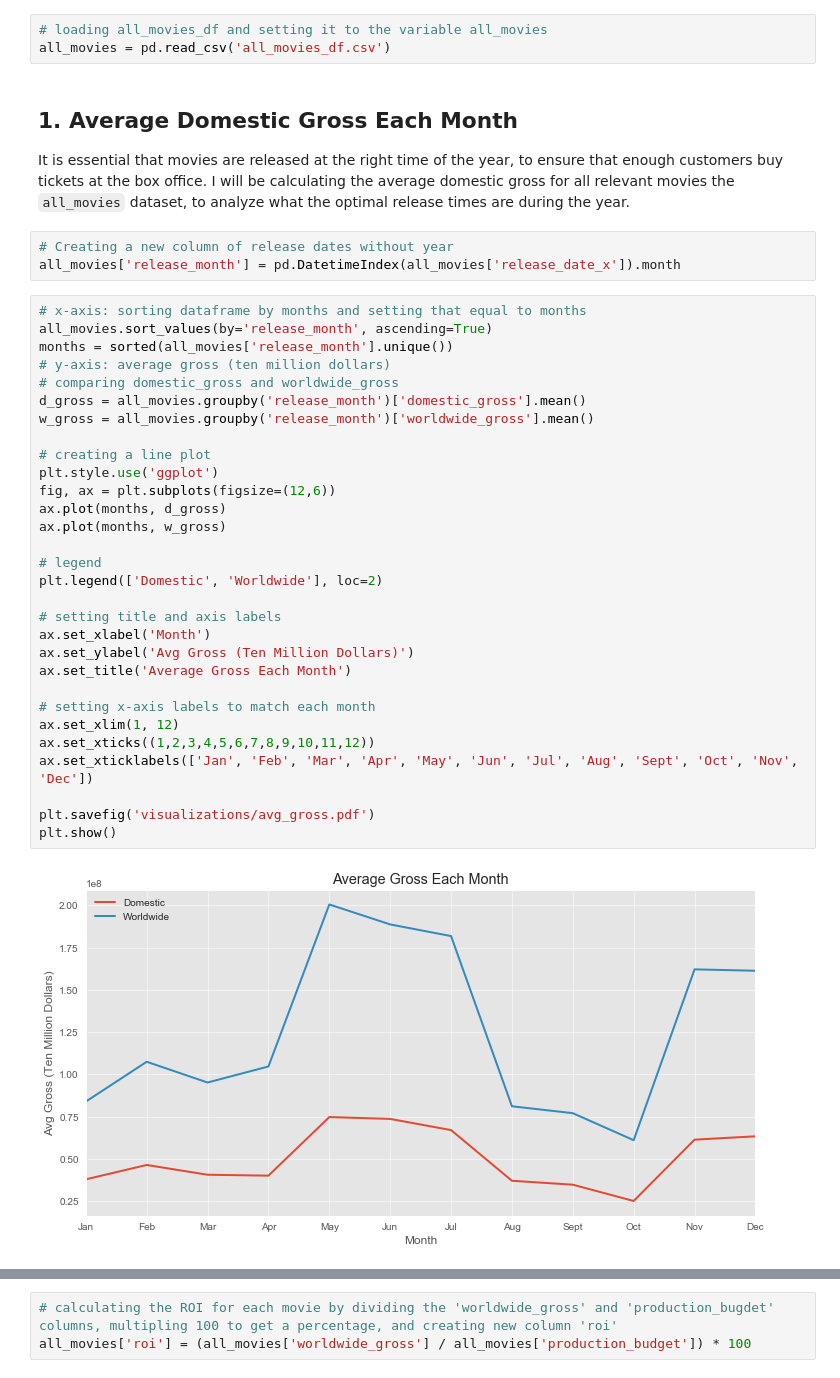
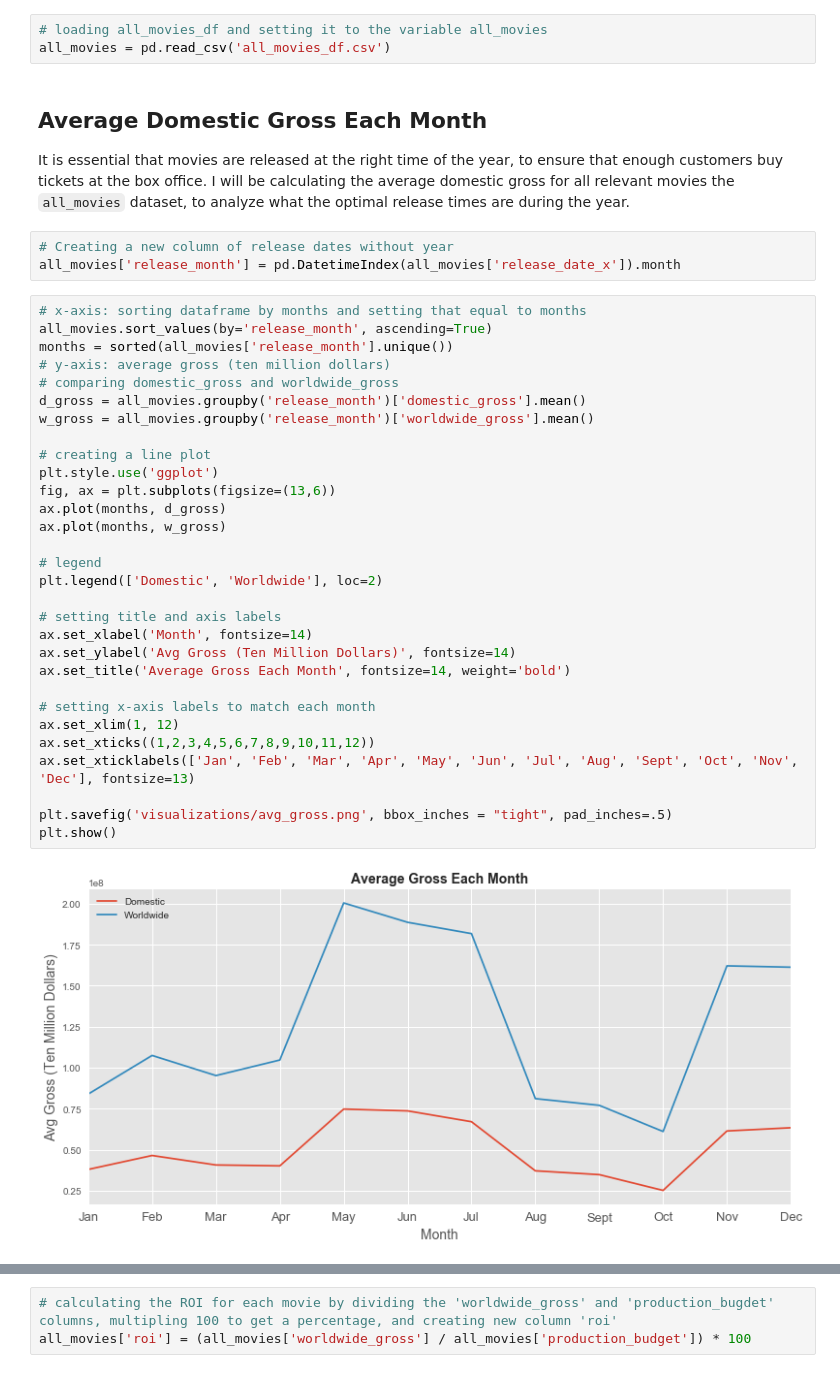
Before and after one commit to sidneykung/Movie-Data-Analysis, a Jupyter notebook: final_analysis.ipynb, the cells around one changed output, grey strips where cells are left out. Drawn from its saved outputs; the diff is of its cells as text.

```diff
--- a/final_analysis.ipynb
+++ b/final_analysis.ipynb
@@ -42,7 +42,7 @@ import seaborn as sns
 # loading all_movies_df and setting it to the variable all_movies
 all_movies = pd.read_csv('all_movies_df.csv')
 # %% [markdown]
-## 1. Average Domestic Gross Each Month
+## Average Domestic Gross Each Month
 It is essential that movies are released at the right time of the year, to ensure that enough customers buy tickets at the box office. I will be calculating the average domestic gross for all relevant movies the `all_movies` dataset, to analyze what the optimal release times are during the year.
 # %%
 # Creating a new column of release dates without year
@@ -50,35 +50,35 @@ all_movies['release_month'] = pd.DatetimeIndex(all_movies['release_date_x']).mon
 # %%
 # x-axis: sorting dataframe by months and setting that equal to months
 all_movies.sort_values(by='release_month', ascending=True)
 months = sorted(all_movies['release_month'].unique())
 # y-axis: average gross (ten million dollars)
 # comparing domestic_gross and worldwide_gross
 d_gross = all_movies.groupby('release_month')['domestic_gross'].mean()
 w_gross = all_movies.groupby('release_month')['worldwide_gross'].mean()
 
 # creating a line plot
 plt.style.use('ggplot')
-fig, ax = plt.subplots(figsize=(12,6))
+fig, ax = plt.subplots(figsize=(13,6))
 ax.plot(months, d_gross)
 ax.plot(months, w_gross)
 
 # legend
 plt.legend(['Domestic', 'Worldwide'], loc=2)
 
 # setting title and axis labels
-ax.set_xlabel('Month')
-ax.set_ylabel('Avg Gross (Ten Million Dollars)')
-ax.set_title('Average Gross Each Month')
+ax.set_xlabel('Month', fontsize=14)
+ax.set_ylabel('Avg Gross (Ten Million Dollars)', fontsize=14)
+ax.set_title('Average Gross Each Month', fontsize=14, weight='bold')
 
 # setting x-axis labels to match each month
 ax.set_xlim(1, 12)
 ax.set_xticks((1,2,3,4,5,6,7,8,9,10,11,12))
-ax.set_xticklabels(['Jan', 'Feb', 'Mar', 'Apr', 'May', 'Jun', 'Jul', 'Aug', 'Sept', 'Oct', 'Nov', 'Dec'])
+ax.set_xticklabels(['Jan', 'Feb', 'Mar', 'Apr', 'May', 'Jun', 'Jul', 'Aug', 'Sept', 'Oct', 'Nov', 'Dec'], fontsize=13)
 
-plt.savefig('visualizations/avg_gross.pdf')
+plt.savefig('visualizations/avg_gross.png', bbox_inches = "tight", pad_inches=.5)
 plt.show()
 # %% [output]
-[figure, old version]
+[figure, new version]
 # %% [markdown]
 The average gross earned each month is approximately parallel for domestic and worldwide distribution. The one exception is between March and April; while the average domestic gross declines, average worldwide gross increases.
 
```
Also changed, not shown: parts of 20 cells of this notebook, 1 other file.
